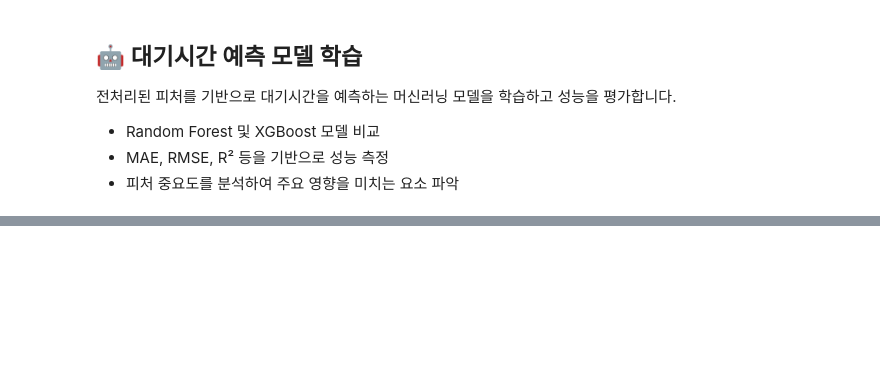
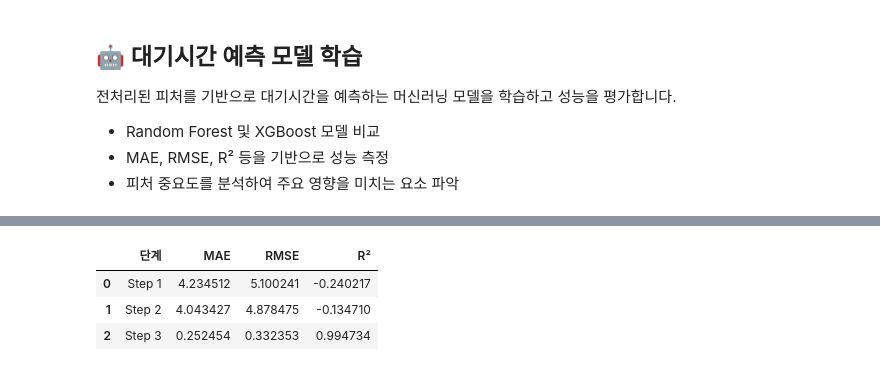
Before and after one commit to kyoungjoosin/crowd-analytics-seat-optimization, a Jupyter notebook: notebooks/03_model_training.ipynb, the cells around one changed output, grey strips where cells are left out. Cells and saved outputs as stored; diff of their text form; code cells hidden in the pictures; blank space fills up the shorter version.

```diff
--- a/notebooks/03_model_training.ipynb
+++ b/notebooks/03_model_training.ipynb
@@ -556,0 +103,13 @@ with open('rf_model.pkl', 'wb') as f:
+# %%
+summary = pd.DataFrame({
+    '단계': ['Step 1', 'Step 2', 'Step 3'],
+    'MAE': [mae1, mae2, mae3],
+    'RMSE': [rmse1, rmse2, rmse3],
+    'R²': [r2_1, r2_2, r2_3]
+})
+summary
+# %% [output]
+|  | 단계 | MAE | RMSE | R² |
+| 0 | Step 1 | 4.234512 | 5.100241 | -0.240217 |
+| 1 | Step 2 | 4.043427 | 4.878475 | -0.134710 |
+| 2 | Step 3 | 0.252454 | 0.332353 | 0.994734 |
```
Also changed, not shown: parts of 33 cells of this notebook.
